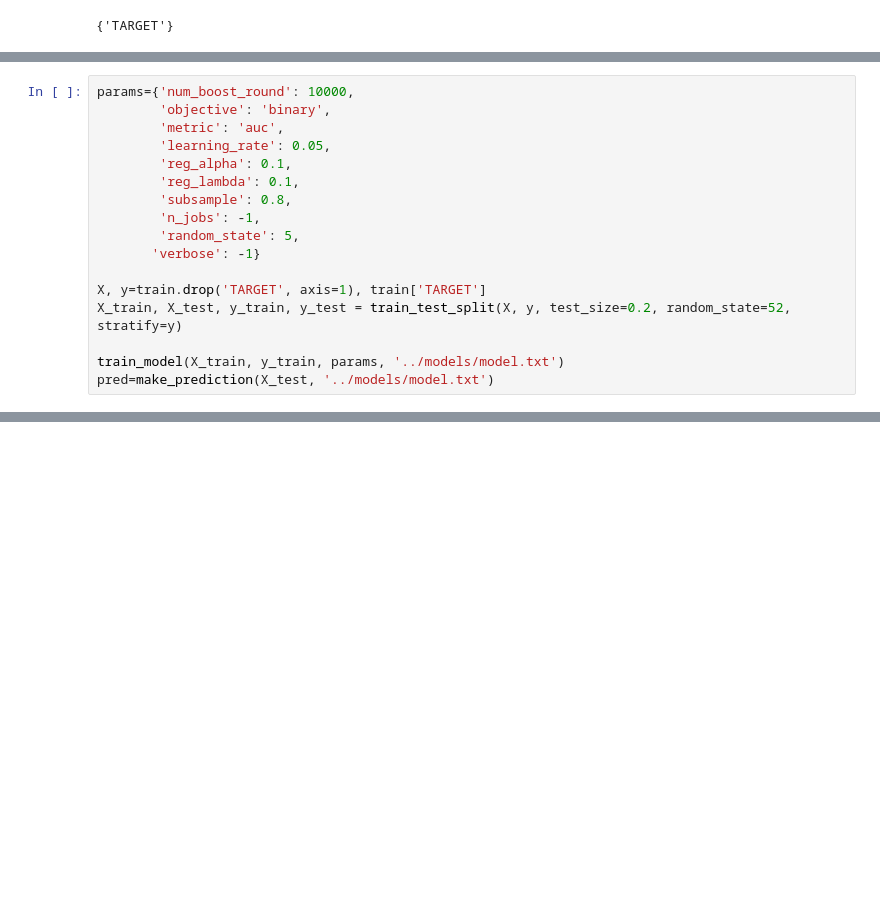
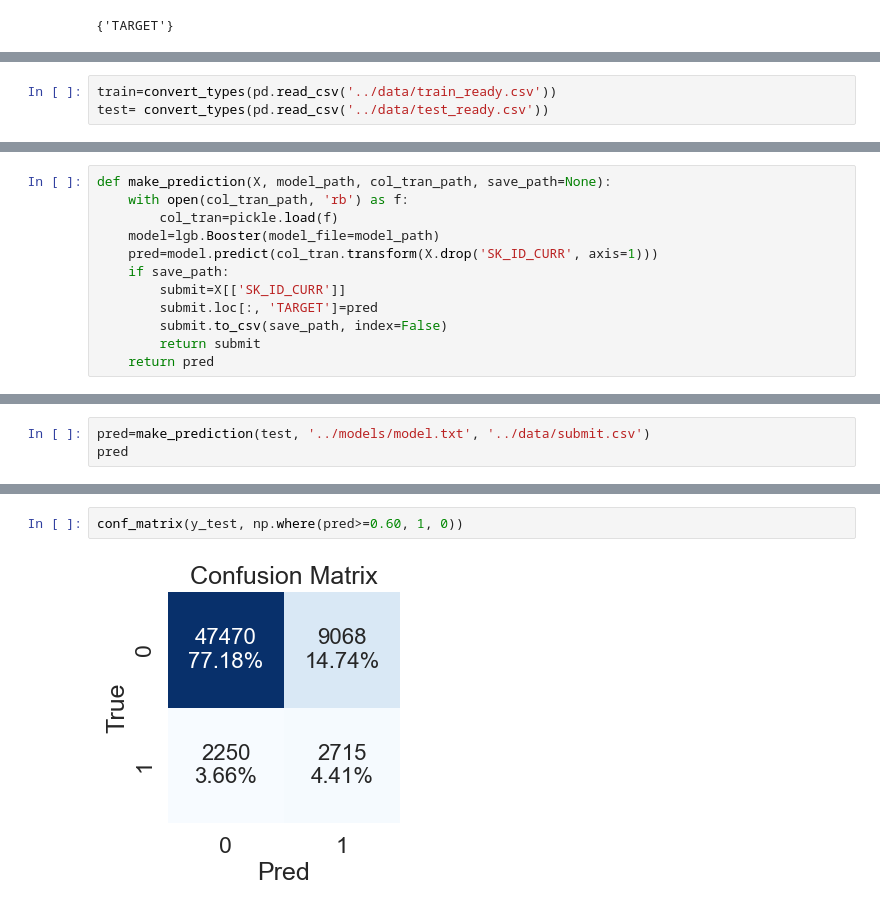
Before and after one commit to akimalikhanov/w, a Jupyter notebook: deploy_notebook.ipynb, the cells around one changed output, grey strips where cells are left out. Drawn from its saved outputs; the diff is of its cells as text; blank space fills up the shorter version.

```diff
--- a/deploy_notebook.ipynb
+++ b/deploy_notebook.ipynb
@@ -451,17 +873,0 @@ def make_prediction(X, model_path):
-# %%
-params={'num_boost_round': 10000,
-        'objective': 'binary',
-        'metric': 'auc',
-        'learning_rate': 0.05,
-        'reg_alpha': 0.1,
-        'reg_lambda': 0.1,
-        'subsample': 0.8,
-        'n_jobs': -1,
-        'random_state': 5,
-       'verbose': -1}
-
-X, y=train.drop('TARGET', axis=1), train['TARGET']
-X_train, X_test, y_train, y_test = train_test_split(X, y, test_size=0.2, random_state=52, stratify=y)
-
-train_model(X_train, y_train, params, '../models/model.txt')
-pred=make_prediction(X_test, '../models/model.txt')
@@ -496,0 +879,3 @@ array([0, 0, 0, ..., 0, 1, 1])
+# %%
+train=convert_types(pd.read_csv('../data/train_ready.csv'))
+test= convert_types(pd.read_csv('../data/test_ready.csv'))
@@ -496,0 +931,12 @@ array([0, 0, 0, ..., 0, 1, 1])
+# %%
+def make_prediction(X, model_path, col_tran_path, save_path=None):
+    with open(col_tran_path, 'rb') as f:
+        col_tran=pickle.load(f)
+    model=lgb.Booster(model_file=model_path)
+    pred=model.predict(col_tran.transform(X.drop('SK_ID_CURR', axis=1)))
+    if save_path:
+        submit=X[['SK_ID_CURR']]
+        submit.loc[:, 'TARGET']=pred
+        submit.to_csv(save_path, index=False)
+        return submit
+    return pred
@@ -496,0 +976,3 @@ array([0, 0, 0, ..., 0, 1, 1])
+# %%
+pred=make_prediction(test, '../models/model.txt', '../data/submit.csv')
+pred
@@ -496,0 +1016,4 @@ array([0, 0, 0, ..., 0, 1, 1])
+# %%
+conf_matrix(y_test, np.where(pred>=0.60, 1, 0))
+# %% [output]
+[figure, added]
```
Also changed, not shown: parts of 37 cells of this notebook, 1 other file.
